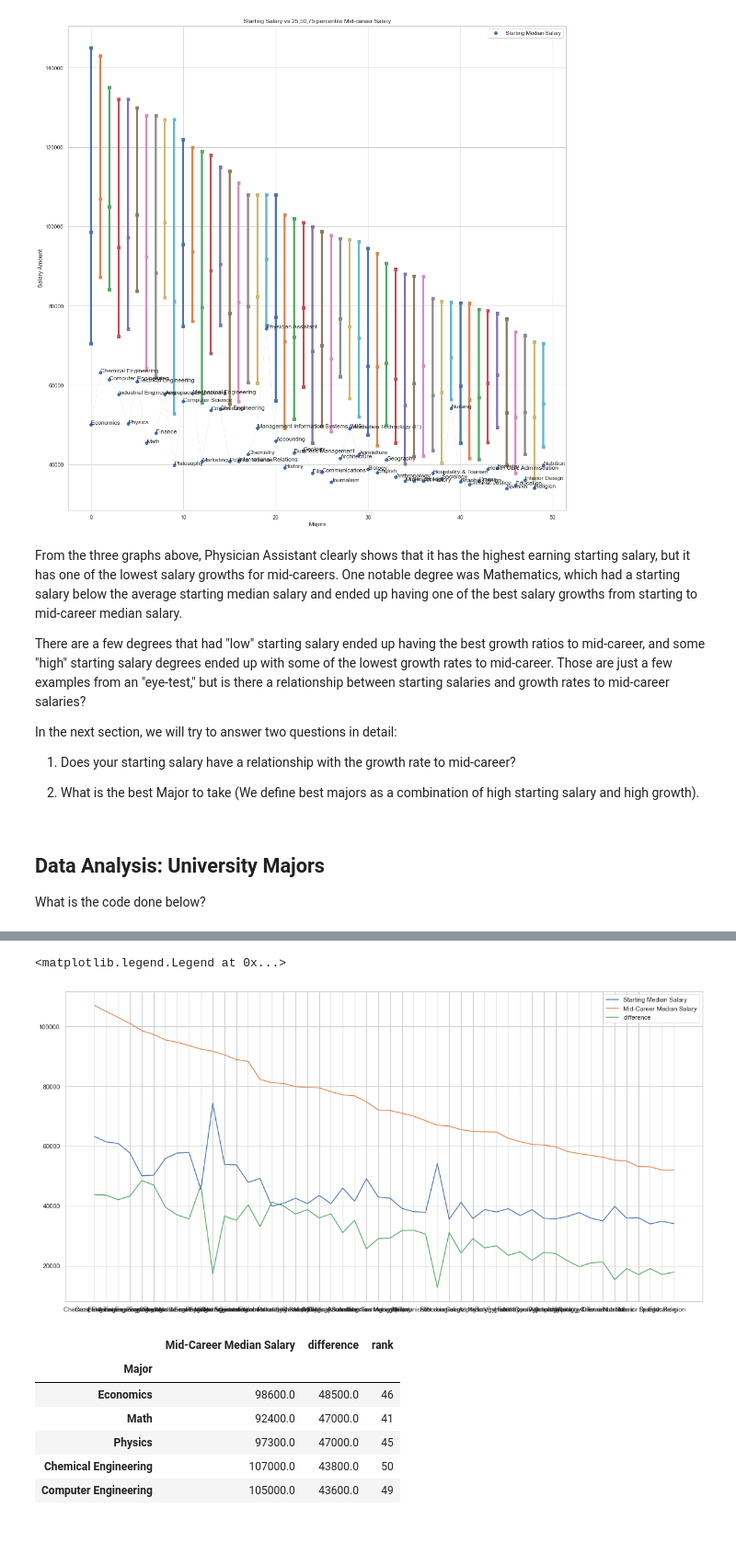
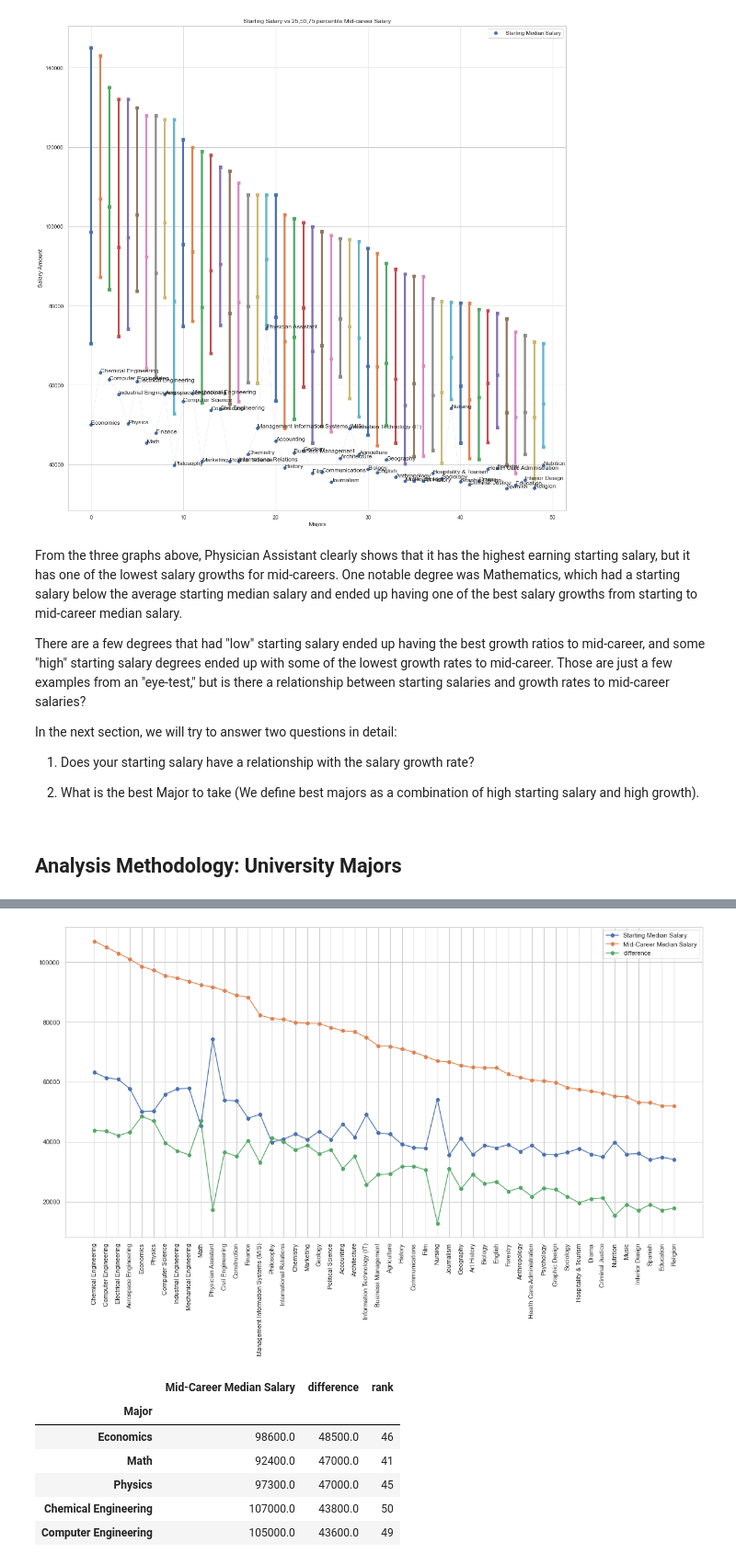
Before and after one commit to UU-Data-Science-Project/Degree-Analyzer, a Jupyter notebook: Project_File.ipynb, the cells around one changed output, grey strips where cells are left out. Shown at 92% size. Drawn from its saved outputs; the diff is of its cells as text; code cells hidden in the pictures; blank space fills up the shorter version.

```diff
--- a/Project_File.ipynb
+++ b/Project_File.ipynb
@@ -277,13 +277,11 @@ From the three graphs above, Physician Assistant clearly shows that it has the h
 There are a few degrees that had "low" starting salary ended up having the best growth ratios to mid-career, and some "high" starting salary degrees ended up with some of the lowest growth rates to mid-career. Those are just a few examples from an "eye-test," but is there a relationship between starting salaries and growth rates to mid-career salaries?
 
 In the next section, we will try to answer two questions in detail:
-1) Does your starting salary have a relationship with the growth rate to mid-career?
+1) Does your starting salary have a relationship with the salary growth rate?
 
 2) What is the best Major to take (We define best majors as a combination of high starting salary and high growth).
 # %% [markdown]
-## Data Analysis: University Majors
-
-What is the code done below?
+## Analysis Methodology: University Majors
 # %%
 # adding a difference between Starting Median Salary and Mid-Career Median Salary
 difference =  major['Mid-Career Median Salary']-major['Starting Median Salary']
@@ -308,13 +306,13 @@ mid_sala.head()
 | 1 | Aerospace Engineering | 57700.0 | 101000.0 | 75.0 | 64300.0 | ... |
 | 17 | Economics | 50100.0 | 98600.0 | 96.8 | 50600.0 | ... |
 # %%
-plt.plot(mid_sala["Major"], mid_sala['Starting Median Salary'], label = 'Starting Median Salary')
-plt.plot(mid_sala["Major"], mid_sala['Mid-Career Median Salary'], label = 'Mid-Career Median Salary')
-plt.plot(mid_sala["Major"], mid_sala['difference'], label = 'difference')
+plt.plot(mid_sala["Major"], mid_sala['Starting Median Salary'], label = 'Starting Median Salary',marker='o')
+plt.plot(mid_sala["Major"], mid_sala['Mid-Career Median Salary'], label = 'Mid-Career Median Salary',marker='o')
+plt.plot(mid_sala["Major"], mid_sala['difference'], label = 'difference',marker='o')
 plt.legend()
+plt.xticks(rotation = 90);
 # %% [output]
-<matplotlib.legend.Legend at 0x...>
-[figure, old version]
+[figure, new version]
 # %%
 # create a sorted difference
 # adding a rank list
```
Also changed, not shown: parts of 14 cells of this notebook.
